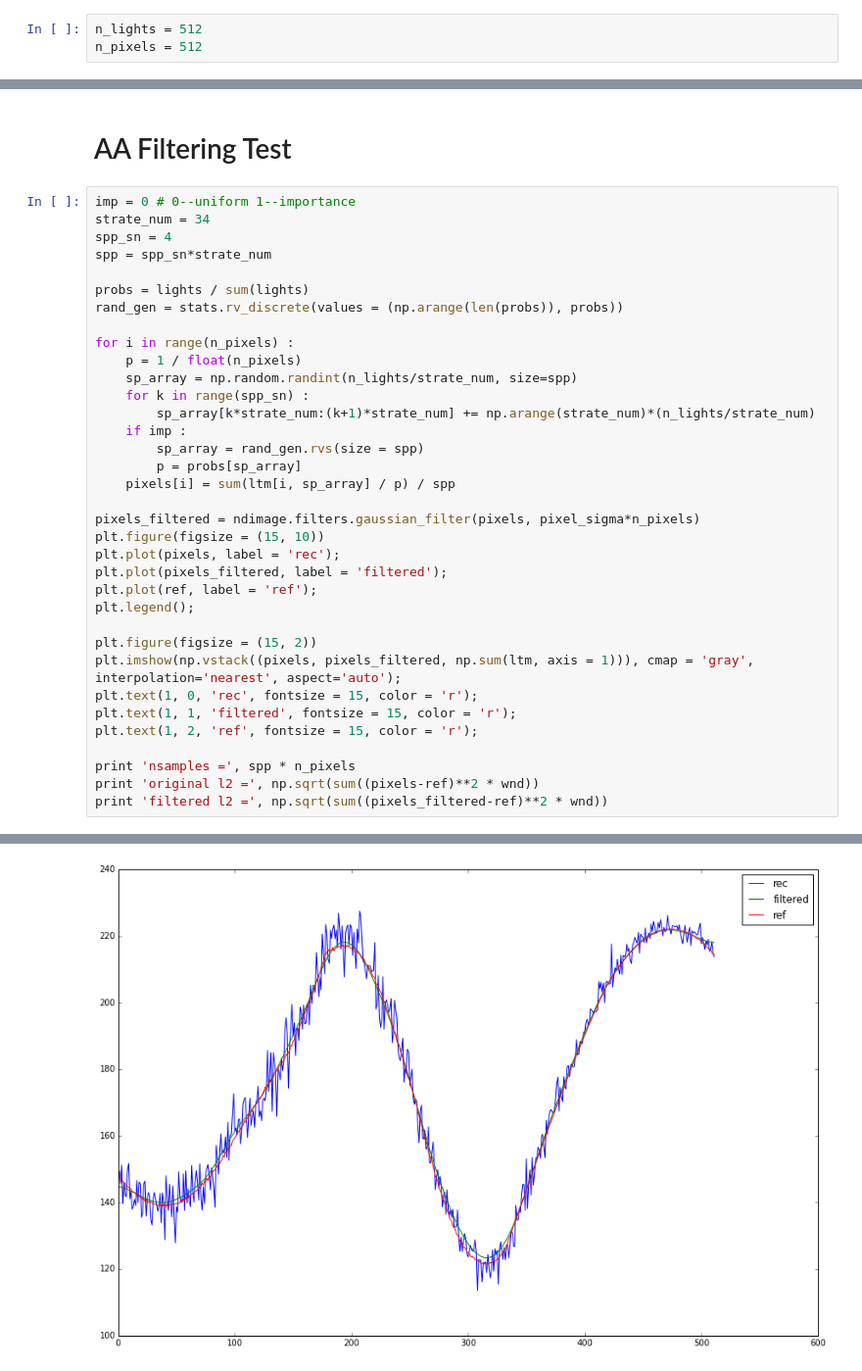
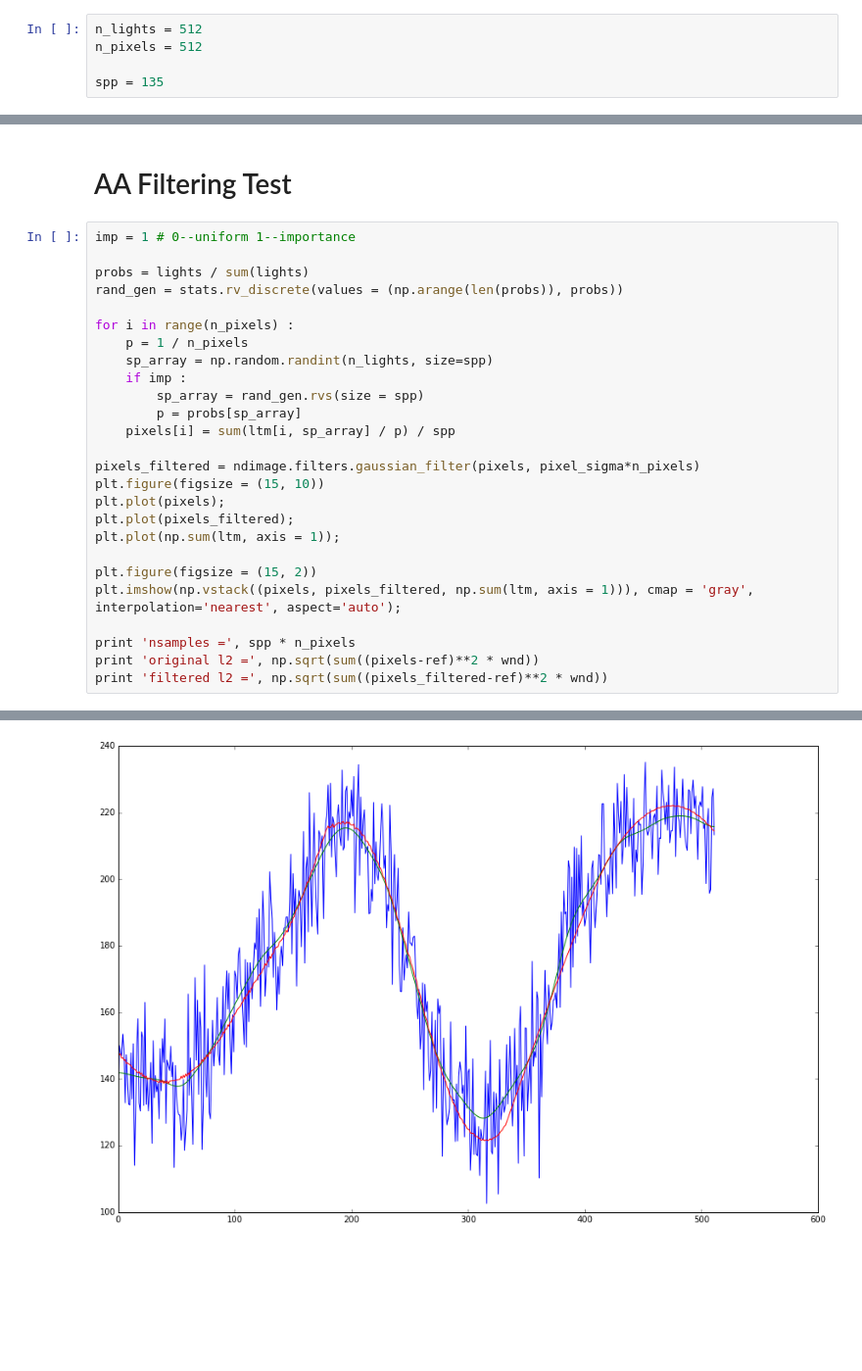
Before and after one commit to winmad/many_lights, a Jupyter notebook: LT_Matrix.ipynb, the cells around one changed output, grey strips where cells are left out. Shown: that part at 98% size. Saved outputs shown, nothing was run; the diff lists cells and outputs as text; blank space fills up the shorter version.

```diff
--- a/LT_Matrix.ipynb
+++ b/LT_Matrix.ipynb
@@ -11,6 +11,8 @@ from scipy import signal
 # %%
 n_lights = 512
 n_pixels = 512
+
+spp = 135
 # %% [markdown]
 Set objects. Light is at (0, 1)-(1, 1). Sensor is at (0, 0)-(1, 0).
 # %%
@@ -321,19 +285,14 @@ cubic l2 = 43.2597268411
 # %% [markdown]
 # AA Filtering Test
 # %%
-imp = 0 # 0--uniform 1--importance
-strate_num = 34
-spp_sn = 4
-spp = spp_sn*strate_num
+imp = 1 # 0--uniform 1--importance
 
 probs = lights / sum(lights)
 rand_gen = stats.rv_discrete(values = (np.arange(len(probs)), probs))
 
 for i in range(n_pixels) :
-    p = 1 / float(n_pixels)
-    sp_array = np.random.randint(n_lights/strate_num, size=spp)
-    for k in range(spp_sn) :
-        sp_array[k*strate_num:(k+1)*strate_num] += np.arange(strate_num)*(n_lights/strate_num)
+    p = 1 / n_pixels
+    sp_array = np.random.randint(n_lights, size=spp)
     if imp :
         sp_array = rand_gen.rvs(size = spp)
         p = probs[sp_array]
@@ -341,16 +300,12 @@ for i in range(n_pixels) :
 
 pixels_filtered = ndimage.filters.gaussian_filter(pixels, pixel_sigma*n_pixels)
 plt.figure(figsize = (15, 10))
-plt.plot(pixels, label = 'rec');
-plt.plot(pixels_filtered, label = 'filtered');
-plt.plot(ref, label = 'ref');
-plt.legend();
+plt.plot(pixels);
+plt.plot(pixels_filtered);
+plt.plot(np.sum(ltm, axis = 1));
 
 plt.figure(figsize = (15, 2))
 plt.imshow(np.vstack((pixels, pixels_filtered, np.sum(ltm, axis = 1))), cmap = 'gray', interpolation='nearest', aspect='auto');
-plt.text(1, 0, 'rec', fontsize = 15, color = 'r');
-plt.text(1, 1, 'filtered', fontsize = 15, color = 'r');
-plt.text(1, 2, 'ref', fontsize = 15, color = 'r');
 
 print 'nsamples =', spp * n_pixels
 print 'original l2 =', np.sqrt(sum((pixels-ref)**2 * wnd))
@@ -362 +317 @@ filtered l2 = 27.2882672267
-[figure, old version]
+[figure, new version]
```
Also changed, not shown: parts of 4 cells of this notebook.
